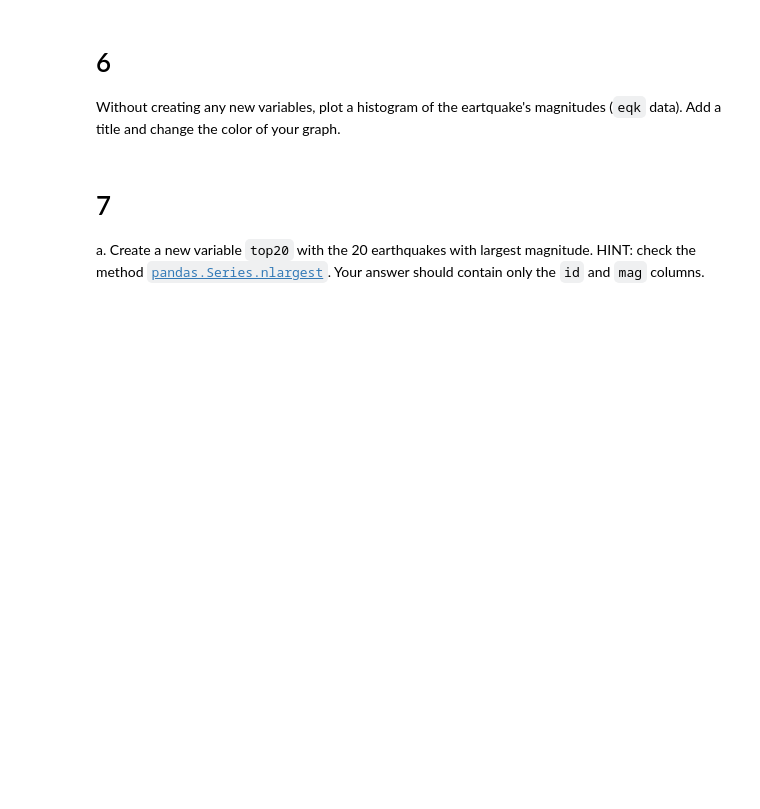
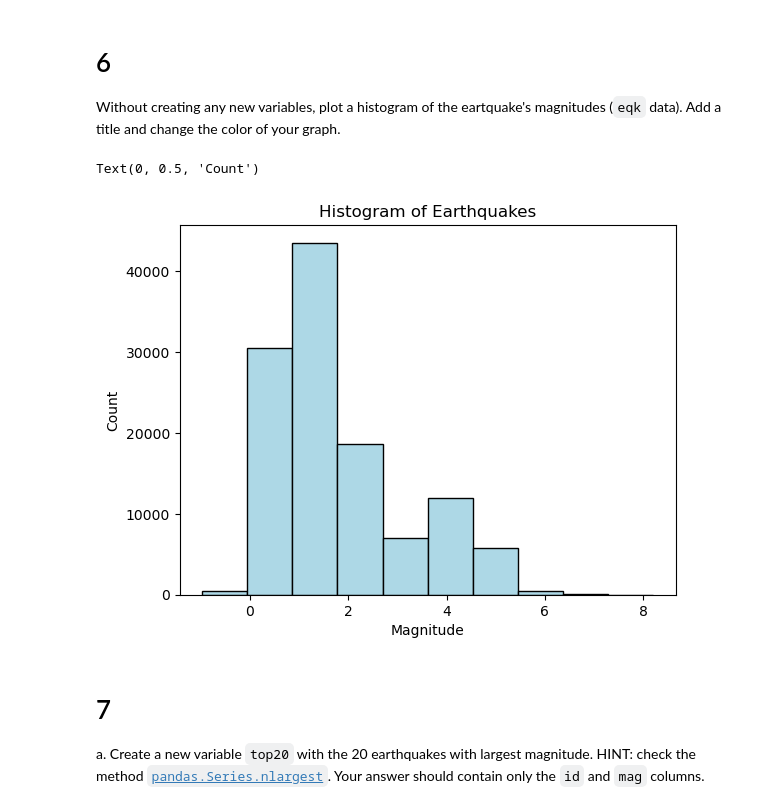
Before and after one commit to kailani-boop/eds220-hwk1-kailani, a Jupyter notebook: task3/hwk1-task3-earthquakes.ipynb, the cells around one changed output. Drawn from its saved outputs; the diff is of its cells as text; code cells hidden in the pictures; blank space fills up the shorter version.

```diff
--- a/task3/hwk1-task3-earthquakes.ipynb
+++ b/task3/hwk1-task3-earthquakes.ipynb
@@ -180,6 +189,23 @@ grader.check("q5")
 
 # 6
 Without creating any new variables, plot a histogram of the eartquake's magnitudes (`eqk` data). Add a title and change the color of your graph.
+# %%
+# Import package to plot things
+import matplotlib.pyplot as plt
+
+# Plotting the magnitude of earthquakes
+# Magnitude is on the x-axis, the count is on the y-axis. Bar color and edge color were changed
+plt.hist(data = eqk, x = 'mag', color = 'lightblue', edgecolor = 'black')
+
+# Adding a title
+plt.title('Histogram of Earthquakes')
+
+# Adding a x and y intercept label
+plt.xlabel('Magnitude')
+plt.ylabel('Count')
+# %% [output]
+Text(0, 0.5, 'Count')
+[figure, added]
 # %% [markdown]
 <!-- END QUESTION -->
 
```
Also changed, not shown: parts of 10 cells of this notebook.
